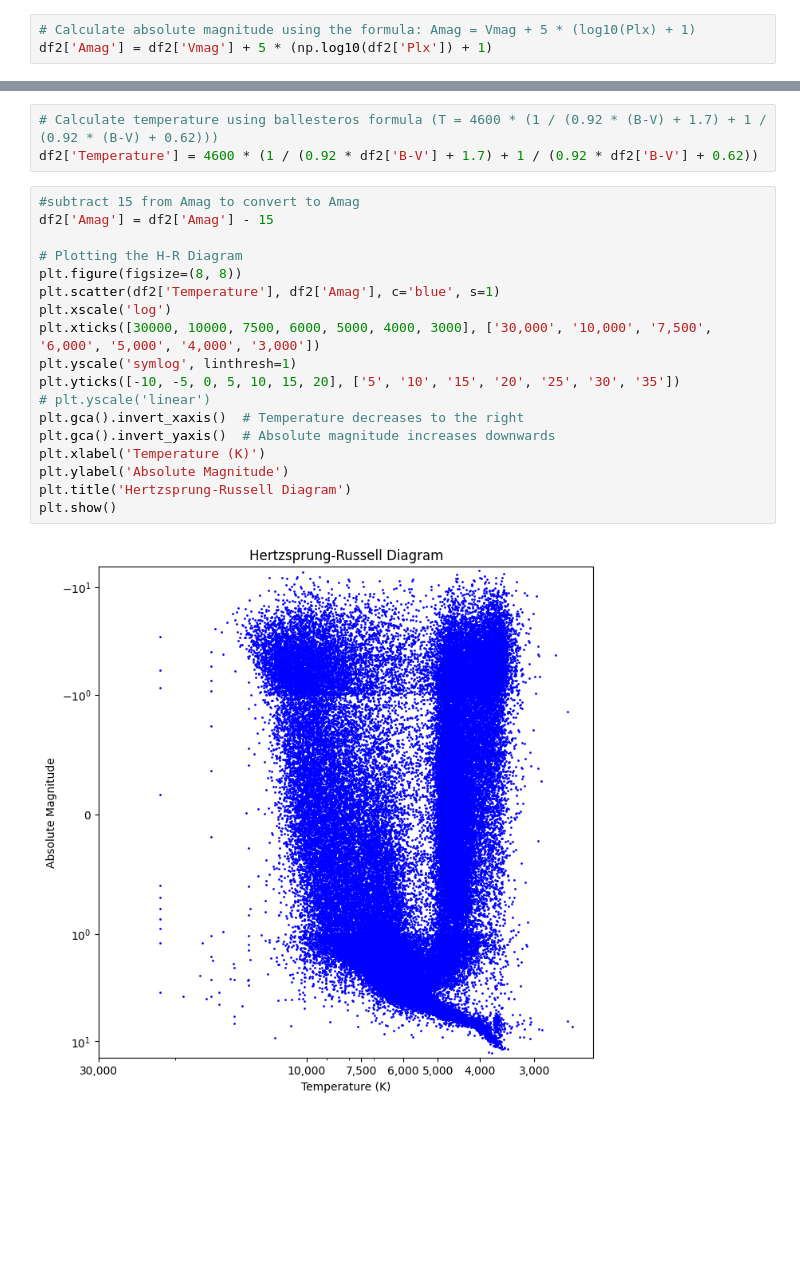
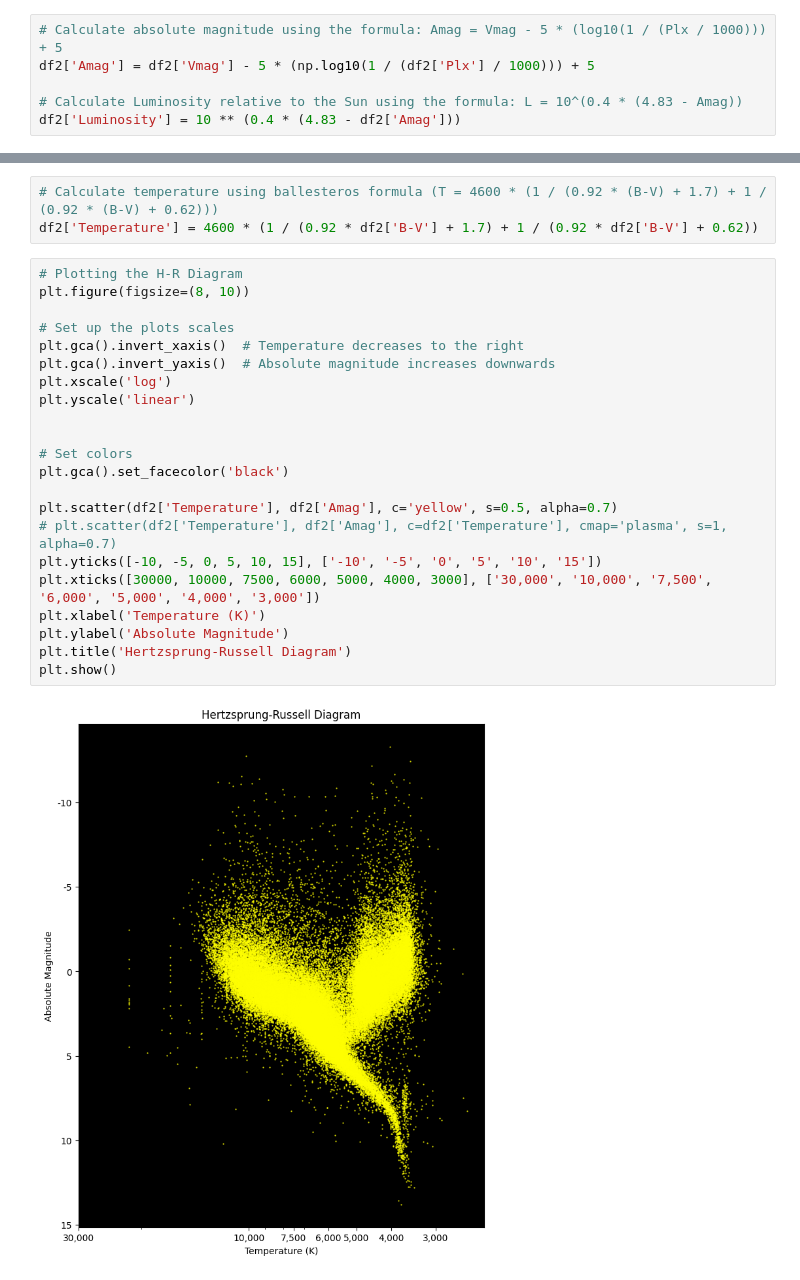
Before and after one commit to EP1XWARR10R/stellar-classification-capstone, a Jupyter notebook: Capstone.ipynb, the cells around one changed output, grey strips where cells are left out. Drawn from its saved outputs; the diff is of its cells as text; blank space fills up the shorter version.

Commit message:
feat: corrected Amag calc and added luminosity

```diff
--- a/Capstone.ipynb
+++ b/Capstone.ipynb
@@ -70,8 +70,11 @@ df2 = df2.dropna(subset=['Plx', 'Vmag'])
 df2 = df2[df2['Plx'] > 0]
 SpType_count = df2['SpType'].count()
 # %%
-# Calculate absolute magnitude using the formula: Amag = Vmag + 5 * (log10(Plx) + 1)
-df2['Amag'] = df2['Vmag'] + 5 * (np.log10(df2['Plx']) + 1)
+# Calculate absolute magnitude using the formula: Amag = Vmag - 5 * (log10(1 / (Plx / 1000))) + 5
+df2['Amag'] = df2['Vmag'] - 5 * (np.log10(1 / (df2['Plx'] / 1000))) + 5
+
+# Calculate Luminosity relative to the Sun using the formula: L = 10^(0.4 * (4.83 - Amag))
+df2['Luminosity'] = 10 ** (0.4 * (4.83 - df2['Amag']))
 # %%
 # Split the spectral type into its components
 
@@ -111,22 +114,26 @@ df2.head(10)
 # Calculate temperature using ballesteros formula (T = 4600 * (1 / (0.92 * (B-V) + 1.7) + 1 / (0.92 * (B-V) + 0.62)))
 df2['Temperature'] = 4600 * (1 / (0.92 * df2['B-V'] + 1.7) + 1 / (0.92 * df2['B-V'] + 0.62))
 # %%
-#subtract 15 from Amag to convert to Amag
-df2['Amag'] = df2['Amag'] - 15
+# Plotting the H-R Diagram
+plt.figure(figsize=(8, 10))
 
-# Plotting the H-R Diagram
-plt.figure(figsize=(8, 8))
-plt.scatter(df2['Temperature'], df2['Amag'], c='blue', s=1)
-plt.xscale('log')
-plt.xticks([30000, 10000, 7500, 6000, 5000, 4000, 3000], ['30,000', '10,000', '7,500', '6,000', '5,000', '4,000', '3,000'])
-plt.yscale('symlog', linthresh=1)
-plt.yticks([-10, -5, 0, 5, 10, 15, 20], ['5', '10', '15', '20', '25', '30', '35'])
-# plt.yscale('linear')
+# Set up the plots scales
 plt.gca().invert_xaxis()  # Temperature decreases to the right
 plt.gca().invert_yaxis()  # Absolute magnitude increases downwards
+plt.xscale('log')
+plt.yscale('linear')
+
+
+# Set colors
+plt.gca().set_facecolor('black')
+
+plt.scatter(df2['Temperature'], df2['Amag'], c='yellow', s=0.5, alpha=0.7)
+# plt.scatter(df2['Temperature'], df2['Amag'], c=df2['Temperature'], cmap='plasma', s=1, alpha=0.7)
+plt.yticks([-10, -5, 0, 5, 10, 15], ['-10', '-5', '0', '5', '10', '15'])
+plt.xticks([30000, 10000, 7500, 6000, 5000, 4000, 3000], ['30,000', '10,000', '7,500', '6,000', '5,000', '4,000', '3,000'])
 plt.xlabel('Temperature (K)')
 plt.ylabel('Absolute Magnitude')
 plt.title('Hertzsprung-Russell Diagram')
 plt.show()
 # %% [output]
-[figure, old version]
+[figure, new version]
```
Also changed, not shown: parts of 1 cell of this notebook.
